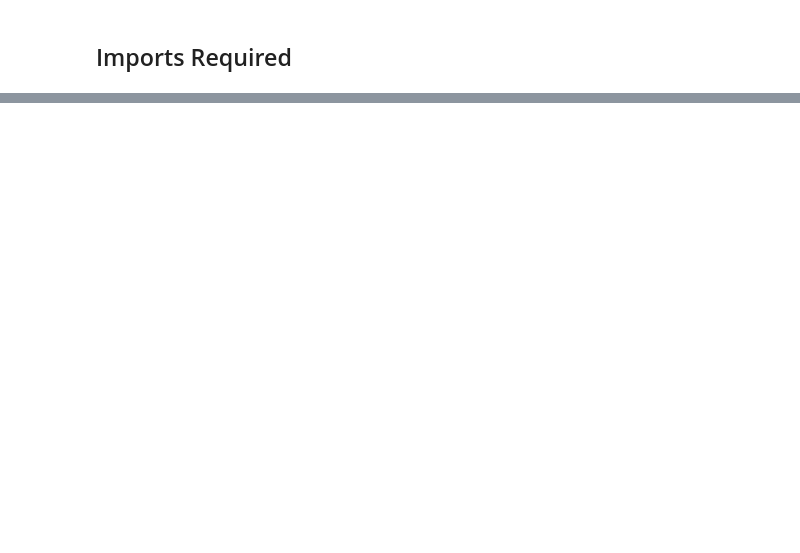
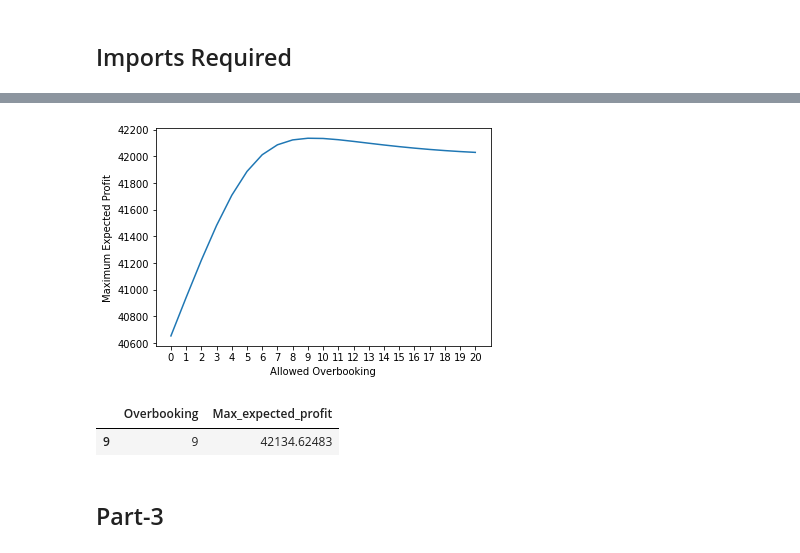
Before and after one commit to chyavan-mc/the-price-is-perfect, a Jupyter notebook: project-2.ipynb, the cells around one changed output, grey strips where cells are left out. Saved outputs shown, nothing was run; the diff lists cells and outputs as text; code cells hidden in the pictures; blank space fills up the shorter version.

```diff
--- a/project-2.ipynb
+++ b/project-2.ipynb
@@ -331,0 +411,15 @@ plt.show()
+# %%
+df.plot(kind='line', x='Overbooking', y='Max_expected_profit', legend=None)
+plt.ylabel('Maximum Expected Profit')
+plt.xlabel('Allowed Overbooking')
+plt.xticks(df.index.values)
+plt.show()
+# %% [output]
+[figure, added]
+# %%
+df.iloc[[df['Max_expected_profit'].idxmax()]]
+# %% [output]
+|  | Overbooking | Max_expected_profit |
+| 9 | 9 | 42134.62483 |
+# %% [markdown]
+## Part-3
```
Also changed, not shown: parts of 51 cells of this notebook, 2 other files.
